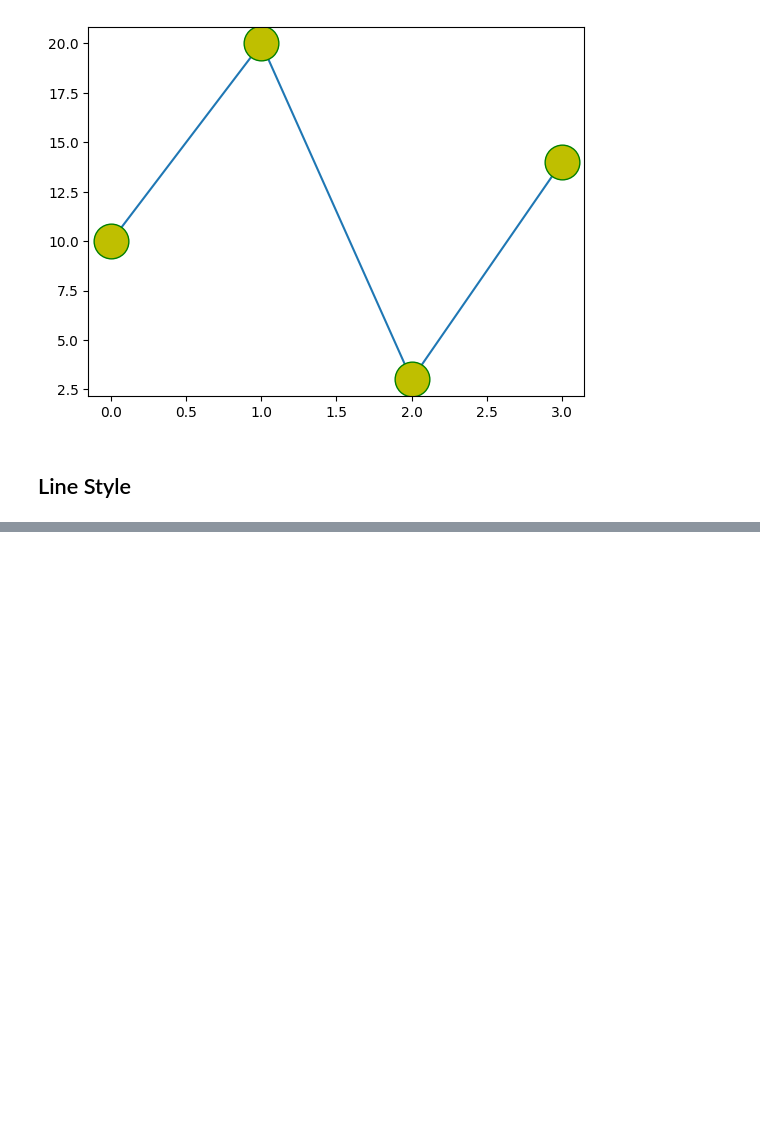
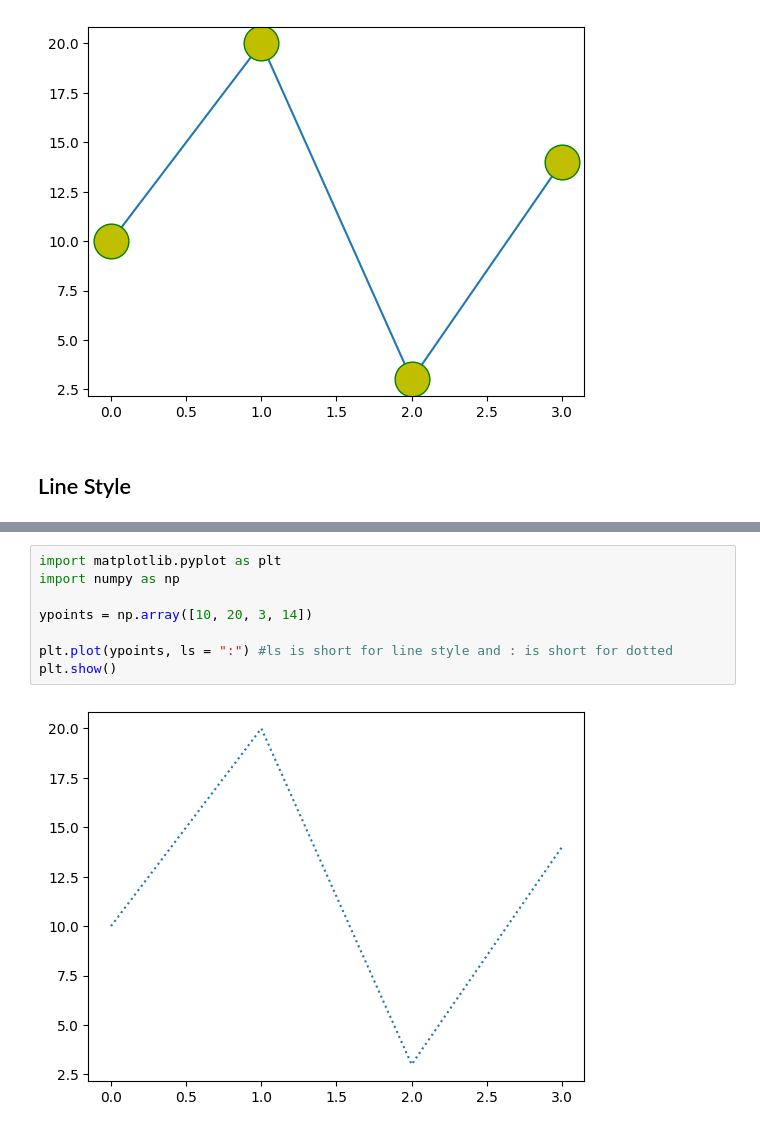
Before and after one commit to stephnwakonobi/MatPlotLib, a Jupyter notebook: MatPlotLib.ipynb, the cells around one changed output, grey strips where cells are left out. Cells and saved outputs as stored; diff of their text form; blank space fills up the shorter version.

```diff
--- a/MatPlotLib.ipynb
+++ b/MatPlotLib.ipynb
@@ -409,0 +430,10 @@ plt.show()
+# %%
+import matplotlib.pyplot as plt
+import numpy as np
+
+ypoints = np.array([10, 20, 3, 14])
+
+plt.plot(ypoints, ls = ":") #ls is short for line style and : is short for dotted
+plt.show()
+# %% [output]
+[figure, added]
```
Also changed, not shown: parts of 4 cells of this notebook.
